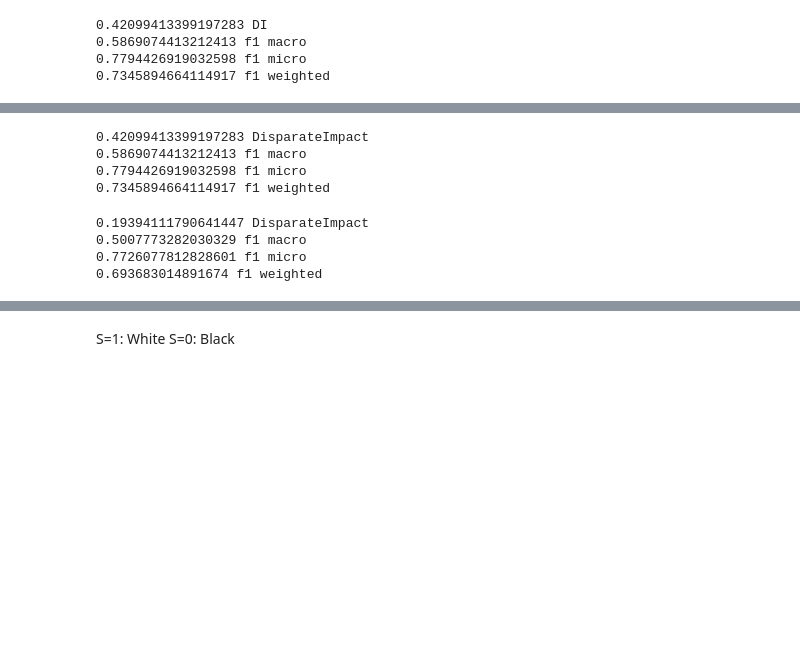
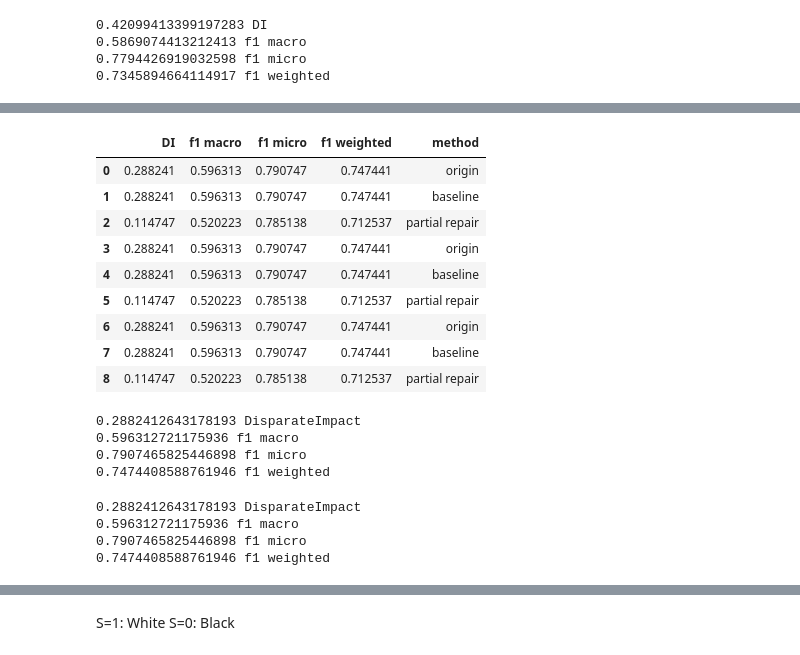
Before and after one commit to Quan-Zhou/OT_Debiasing, a Jupyter notebook: Dykstra_fromadult.ipynb, the cells around one changed output, grey strips where cells are left out. Saved outputs shown, nothing was run; the diff lists cells and outputs as text; code cells hidden in the pictures; blank space fills up the shorter version.

```diff
--- a/Dykstra_fromadult.ipynb
+++ b/Dykstra_fromadult.ipynb
@@ -320,6 +281,19 @@ print(f1_score(y_test, y_pred, average='weighted'),'f1 weighted')
 0.5869074413212413 f1 macro
 0.7794426919032598 f1 micro
 0.7345894664114917 f1 weighted
+# %%
+messydata=pd.read_csv('C:/Users/zhouq/Documents/optimal_transport/adult_csv.csv',usecols=['race','education-num','class'],nrows=10000)
+messydata=messydata[(messydata['race']=='White')|(messydata['race']=='Black')]
+messydata['race']=messydata['race'].astype('category')
+messydata['class']=messydata['class'].astype('category')
+cat_columns = messydata.select_dtypes(['category']).columns
+messydata[cat_columns]=messydata[cat_columns].apply(lambda x: x.cat.codes)
+messydata=messydata.rename(columns={'education-num':'X','race':'S','class':'Y'})
+messydata['W']=1
+
+X=messydata[['X','S','W']].to_numpy()
+y=messydata['Y'].to_numpy()
+X_train, X_test, y_train, y_test = train_test_split(X, y, test_size=0.3, random_state=222)
 # %%
 df=pd.DataFrame(np.concatenate((X_train,y_train.reshape(-1,1)), axis=1),columns=['X','S','W','Y'])
 x_range=np.arange(min(df['X']),max(df['X'])+1,1)
@@ -333,9 +307,10 @@ C=c_generate(x_range)
 px=np.matrix(dist['x']).T
 ptx=np.matrix(dist['t_x']).T
 V=np.matrix(dist['v']).T
-rdata_part3=projection(df,partial_repair(C,e,px,ptx,V,5.0e-3,200)[600],x_range)
-rdata_part3.to_csv('C:/Users/zhouq/Documents/optimal_transport/rdata_part3.csv',index=None)
-#rdata_base=projection(df,baseline(C,e,px,ptx,V,200)[400])
+rdata_part2=projection(df,partial_repair(C,e,px,ptx,V,1.0e-2,200)[600],x_range)
+rdata_part2.to_csv('C:/Users/zhouq/Documents/optimal_transport/rdata_part2.csv',index=None)
+rdata_base=projection(df,baseline(C,e,px,ptx,V,200)[400],x_range)
+rdata_base.to_csv('C:/Users/zhouq/Documents/optimal_transport/rdata_base.csv',index=None)
 #rdata_total=projection(df,total_repair(C,e,px,ptx,V,200)[600],x_range)
 #rdata_total.to_csv('C:/Users/zhouq/Documents/optimal_transport/rdata_total.csv',index=None)
 #rdist_total=rdata_analysis(rdata_total,x_range)
@@ -354,0 +331,5 @@ def samples_groupby(data):
+# %%
+e=0.01
+x_range=np.arange(min(df['X']),max(df['X'])+1,1)
+bin=len(x_range)
+C=c_generate(x_range)
@@ -355,6 +394,18 @@ def samples_groupby(data):
+# %%
+report
+# %% [output]
+|  | DI | f1 macro | f1 micro | f1 weighted | method |
+| 0 | 0.288241 | 0.596313 | 0.790747 | 0.747441 | origin |
+| 1 | 0.288241 | 0.596313 | 0.790747 | 0.747441 | baseline |
+| 2 | 0.114747 | 0.520223 | 0.785138 | 0.712537 | partial repair |
+| 3 | 0.288241 | 0.596313 | 0.790747 | 0.747441 | origin |
+| 4 | 0.288241 | 0.596313 | 0.790747 | 0.747441 | baseline |
+| 5 | 0.114747 | 0.520223 | 0.785138 | 0.712537 | partial repair |
+| 6 | 0.288241 | 0.596313 | 0.790747 | 0.747441 | origin |
+| 7 | 0.288241 | 0.596313 | 0.790747 | 0.747441 | baseline |
+| 8 | 0.114747 | 0.520223 | 0.785138 | 0.712537 | partial repair |
 # %%
-clf = RandomForestClassifier(max_depth=3, random_state=0)
-clf.fit(X_train[:,0:1], y_train,sample_weight=X_train[:,2])
+clf=RandomForestClassifier(max_depth=4, random_state=0).fit(X_train[:,0:1],y_train,sample_weight=X_train[:,2])
 y_pred=clf.predict(X_test[:,0:1])
 # lower the better
 print(DisparateImpact(X_test,y_pred),'DisparateImpact')
@@ -363,24 +414,24 @@ print(f1_score(y_test, y_pred, average='macro'),'f1 macro')
 print(f1_score(y_test, y_pred, average='micro'),'f1 micro')
 print(f1_score(y_test, y_pred, average='weighted'),'f1 weighted')
 # %% [output]
-0.42099413399197283 DisparateImpact
-0.5869074413212413 f1 macro
-0.7794426919032598 f1 micro
-0.7345894664114917 f1 weighted
+0.2882412643178193 DisparateImpact
+0.596312721175936 f1 macro
+0.7907465825446898 f1 micro
+0.7474408588761946 f1 weighted
 # %%
-X_train_new=rdata_part3[['X','S','W']].to_numpy()
-y_train_new=rdata_part3['Y'].to_numpy().astype('int8')
-clf_new = RandomForestClassifier(max_depth=3, random_state=0)
-clf_new.fit(X_train_new[:,0:1],y_train_new,sample_weight=X_train_new[:,2])
-y_pred_new=clf_new.predict(X_test[:,0:1])
+X_train_base=rdata_base[['X','S','W']].to_numpy()
+y_train_base=rdata_base['Y'].to_numpy().astype('int8')
+clf_base=RandomForestClassifier(max_depth=4, random_state=0)
+clf_base.fit(X_train_base[:,0:1],y_train_base,sample_weight=X_train_base[:,2])
+y_pred_base=clf_base.predict(X_test[:,0:1])
 # lower the better
-print(DisparateImpact(X_test,y_pred_new),'DisparateImpact')
+print(DisparateImpact(X_test,y_pred_base),'DisparateImpact')
 # higher the better
-print(f1_score(y_test,y_pred_new, average='macro'),'f1 macro')
-print(f1_score(y_test,y_pred_new, average='micro'),'f1 micro')
-print(f1_score(y_test,y_pred_new, average='weighted'),'f1 weighted')
+print(f1_score(y_test,y_pred_base, average='macro'),'f1 macro')
+print(f1_score(y_test,y_pred_base, average='micro'),'f1 micro')
+print(f1_score(y_test,y_pred_base, average='weighted'),'f1 weighted')
 # %% [output]
-0.19394111790641447 DisparateImpact
-0.5007773282030329 f1 macro
-0.7726077812828601 f1 micro
-0.693683014891674 f1 weighted
+0.2882412643178193 DisparateImpact
+0.596312721175936 f1 macro
+0.7907465825446898 f1 micro
+0.7474408588761946 f1 weighted
```
Also changed, not shown: parts of 6 cells of this notebook.
